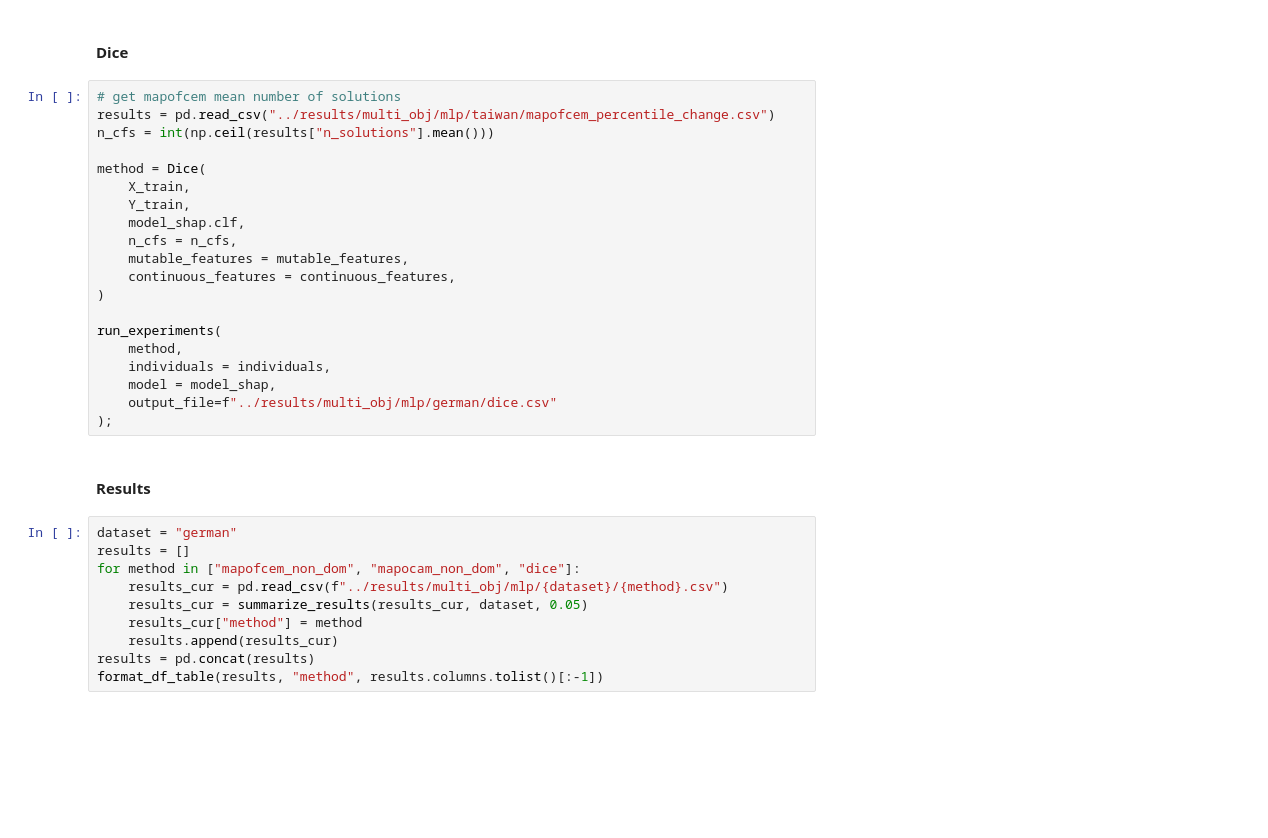
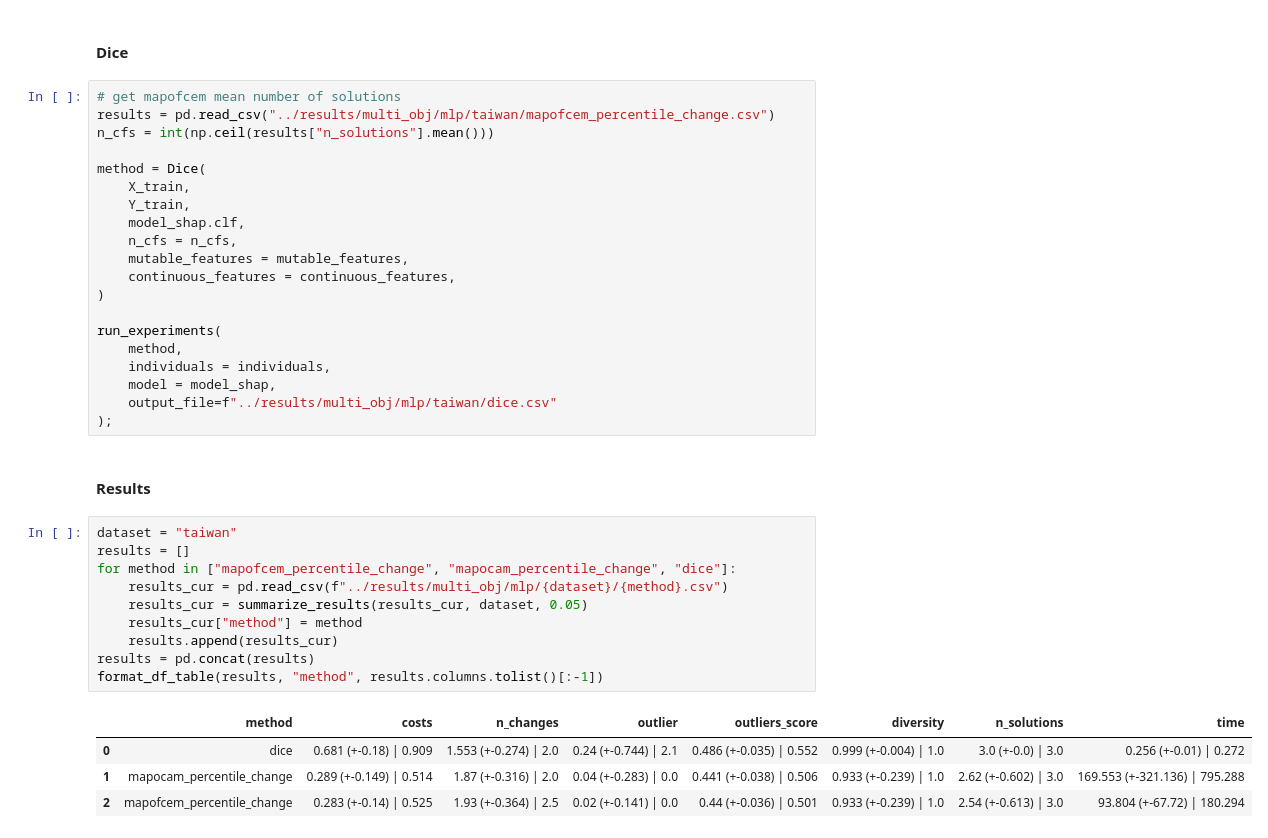
Before and after one commit to hiaac-finance/cfmining, a Jupyter notebook: notebooks/experiment_multi_obj.ipynb, the cells around one changed output. Cells and saved outputs as stored; diff of their text form; blank space fills up the shorter version.

```diff
--- a/notebooks/experiment_multi_obj.ipynb
+++ b/notebooks/experiment_multi_obj.ipynb
@@ -525,17 +523,22 @@ run_experiments(
     method,
     individuals = individuals,
     model = model_shap,
-    output_file=f"../results/multi_obj/mlp/german/dice.csv"
+    output_file=f"../results/multi_obj/mlp/taiwan/dice.csv"
 );
 # %% [markdown]
 #### Results
 # %%
-dataset = "german"
+dataset = "taiwan"
 results = []
-for method in ["mapofcem_non_dom", "mapocam_non_dom", "dice"]:
+for method in ["mapofcem_percentile_change", "mapocam_percentile_change", "dice"]:
     results_cur = pd.read_csv(f"../results/multi_obj/mlp/{dataset}/{method}.csv")
     results_cur = summarize_results(results_cur, dataset, 0.05)
     results_cur["method"] = method
     results.append(results_cur)
 results = pd.concat(results)
 format_df_table(results, "method", results.columns.tolist()[:-1])
+# %% [output]
+|  | method | costs | n_changes | outlier | outliers_score | diversity | n_solutions | time |
+| 0 | dice | 0.681 (+-0.18) | 0.909 | 1.553 (+-0.274) | 2.0 | 0.24 (+-0.744) | 2.1 | 0.486 (+-0.035) | 0.552 | 0.999 (+-0.004) | 1.0 | 3.0 (+-0.0) | 3.0 | 0.256 (+-0.01) | 0.272 |
+| 1 | mapocam_percentile_change | 0.289 (+-0.149) | 0.514 | 1.87 (+-0.316) | 2.0 | 0.04 (+-0.283) | 0.0 | 0.441 (+-0.038) | 0.506 | 0.933 (+-0.239) | 1.0 | 2.62 (+-0.602) | 3.0 | 169.553 (+-321.136) | 795.288 |
+| 2 | mapofcem_percentile_change | 0.283 (+-0.14) | 0.525 | 1.93 (+-0.364) | 2.5 | 0.02 (+-0.141) | 0.0 | 0.44 (+-0.036) | 0.501 | 0.933 (+-0.239) | 1.0 | 2.54 (+-0.613) | 3.0 | 93.804 (+-67.72) | 180.294 |
```
Also changed, not shown: parts of 1 cell of this notebook, 2 other files.
